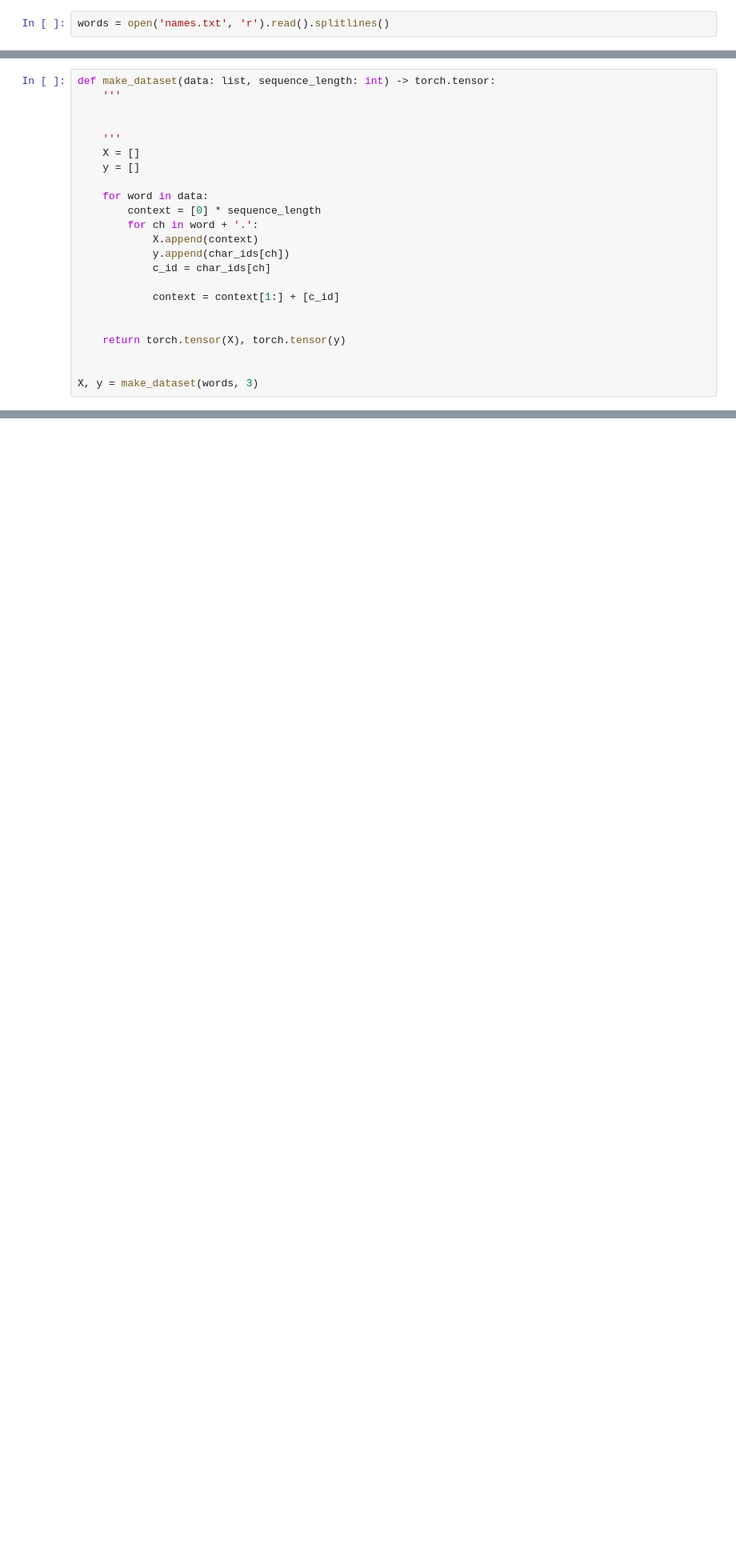
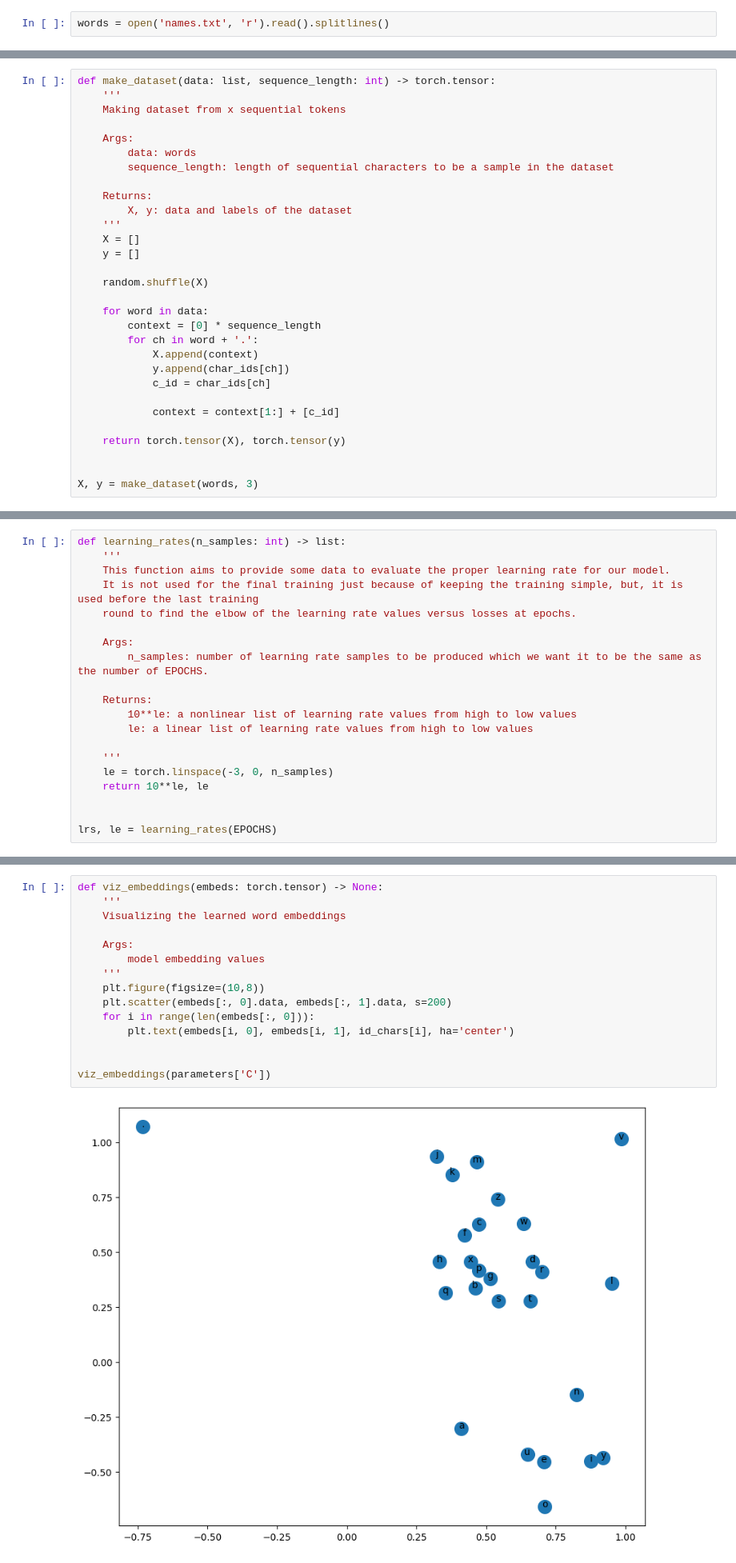
Before and after one commit to Ellie749/BiGram_Language_Model_for_Names, a Jupyter notebook: makemore_MLP.ipynb, the cells around one changed output, grey strips where cells are left out. Shown at 80% size. Saved outputs shown, nothing was run; the diff lists cells and outputs as text; blank space fills up the shorter version.

```diff
--- a/makemore_MLP.ipynb
+++ b/makemore_MLP.ipynb
@@ -60,11 +56,19 @@ id_chars = int_to_char(char_ids)
 # %%
 def make_dataset(data: list, sequence_length: int) -> torch.tensor:
     '''
+    Making dataset from x sequential tokens
 
+    Args:
+        data: words
+        sequence_length: length of sequential characters to be a sample in the dataset
 
+    Returns:
+        X, y: data and labels of the dataset
     '''
     X = []
     y = []
+
+    random.shuffle(X)
 
     for word in data:
         context = [0] * sequence_length
@@ -75,7 +79,6 @@ def make_dataset(data: list, sequence_length: int) -> torch.tensor:
 
             context = context[1:] + [c_id]
 
-
     return torch.tensor(X), torch.tensor(y)
 
 
@@ -121,3 +158,23 @@ parameters = create_model(X.size()[-1], 100, 2, 27)
 print(f"Total number of parameters: {sum(v.nelement() for k, v in parameters.items())}")
 # %% [output]
 Total number of parameters: 3481
+# %%
+def learning_rates(n_samples: int) -> list:
+    '''
+    This function aims to provide some data to evaluate the proper learning rate for our model.
+    It is not used for the final training just because of keeping the training simple, but, it is used before the last training
+    round to find the elbow of the learning rate values versus losses at epochs.
+
+    Args:
+        n_samples: number of learning rate samples to be produced which we want it to be the same as the number of EPOCHS.
+
+    Returns:
+        10**le: a nonlinear list of learning rate values from high to low values
+        le: a linear list of learning rate values from high to low values
+
+    '''
+    le = torch.linspace(-3, 0, n_samples)
+    return 10**le, le
+
+
+lrs, le = learning_rates(EPOCHS)
@@ -214,0 +345,17 @@ crossentropy is preferred
+# %%
+def viz_embeddings(embeds: torch.tensor) -> None:
+    '''
+    Visualizing the learned word embeddings
+
+    Args:
+        model embedding values
+    '''
+    plt.figure(figsize=(10,8))
+    plt.scatter(embeds[:, 0].data, embeds[:, 1].data, s=200)
+    for i in range(len(embeds[:, 0])):
+        plt.text(embeds[i, 0], embeds[i, 1], id_chars[i], ha='center')
+
+
+viz_embeddings(parameters['C'])
+# %% [output]
+[figure, added]
```
Also changed, not shown: parts of 21 cells of this notebook, 3 other files.
